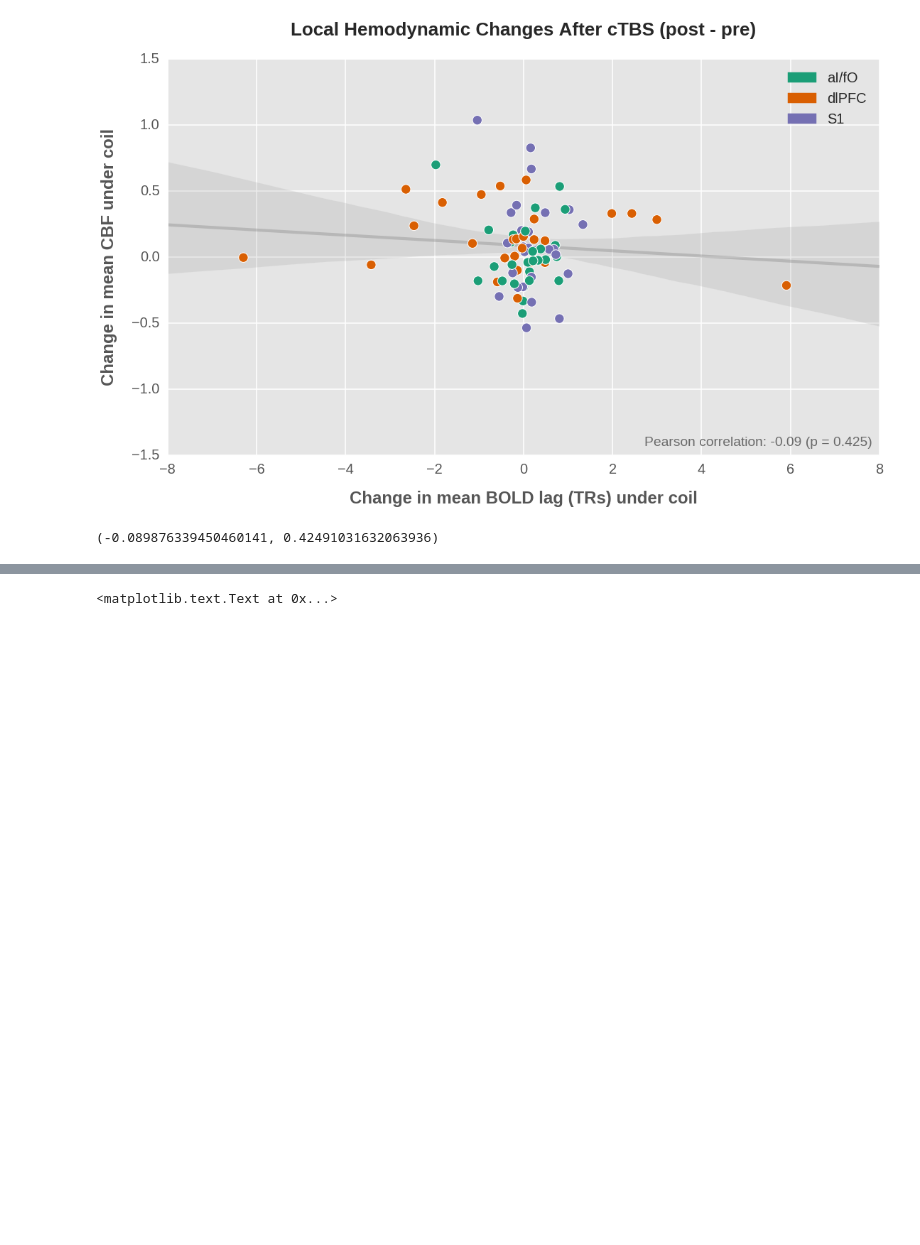
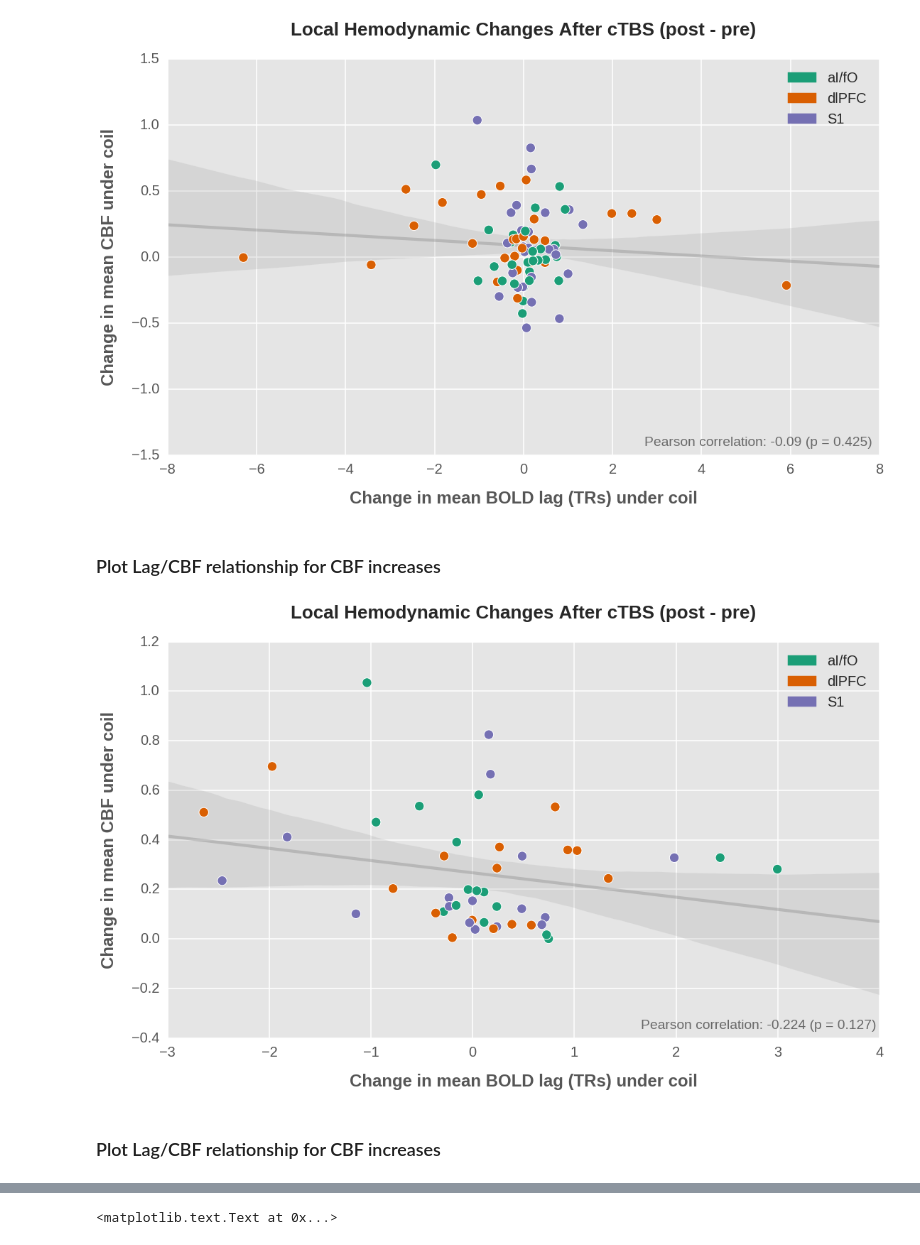
Before and after one commit to danlurie/ctbs_lag, a Jupyter notebook: Megarest Lag Maps - Minimal Preproc Exploration.ipynb, the cells around one changed output, grey strips where cells are left out. Saved outputs shown, nothing was run; the diff lists cells and outputs as text; code cells hidden in the pictures; blank space fills up the shorter version.

```diff
--- a/Megarest Lag Maps - Minimal Preproc Exploration.ipynb
+++ b/Megarest Lag Maps - Minimal Preproc Exploration.ipynb
@@ -375,11 +359,39 @@ plt.legend(handles=[aifo_patch, dlpfc_patch, s1_patch], fontsize=20)
 plt.savefig('figures/change_by_change.svg', facecolor='w')
 # %% [output]
 [figure]
-# %%
-print(str(stats.pearsonr(lag_diff, cbf_diff )))
-# %% [output]
-(-0.089876339450460141, 0.42491031632063936)
+# %% [markdown]
+### Plot Lag/CBF relationship for CBF increases
 # %%
 cbf_higher = (cbf_diff >=0).values
-foo = cbf_diff[cbf_higher].values
-bar = lag_diff[cbf_higher].values
+cbf_higher_cbf_diff = cbf_diff[cbf_higher]
+cbf_higher_lag_diff = lag_diff[cbf_higher]
+# %%
+fig, ax = plt.subplots(1, figsize=(16,10))
+s = ax.scatter(cbf_higher_lag_diff, cbf_higher_cbf_diff, c=scatter_colors, s=180, edgecolors='w', linewidths=1)
+plt.setp(s, zorder=10000)
+
+a = sns.regplot(cbf_higher_lag_diff, cbf_higher_cbf_diff, line_kws={'alpha':0.35}, color='gray')
+#a.set_xlim(-4, 4)
+#a.set_ylim(-0.5, 1.5)
+plt.setp(a.artists, zorder=1)
+
+corr, pval = stats.pearsonr(lag_diff[cbf_higher], cbf_diff[cbf_higher])
+reg_label = "Pearson correlation: {0} (p = {1})".format(np.around(corr, decimals=3),
+                                                        np.around(pval, decimals=3))
+
+fig.text(.802, 0.15, reg_label,horizontalalignment='center', verticalalignment='center',
+         transform = ax.transAxes, color='dimgray')
+
+plt.tick_params(which='both', labelsize=20)
+ax.set_title('Local Hemodynamic Changes After cTBS (post - pre)', fontsize=26, fontweight='bold',y=1.05)
+ax.set_ylabel('Change in mean CBF under coil', fontsize=24, labelpad=20, fontweight='bold')
+ax.set_xlabel('Change in mean BOLD lag (TRs) under coil', fontsize=24, labelpad=20, fontweight='bold')
+aifo_patch = mpatches.Patch(color='#1b9e77', label='aI/fO')
+dlpfc_patch = mpatches.Patch(color='#d95f02', label='dlPFC')
+s1_patch = mpatches.Patch(color='#7570b3', label='S1')
+plt.legend(handles=[aifo_patch, dlpfc_patch, s1_patch], fontsize=20)
+plt.savefig('figures/change_by_change_pos.svg', facecolor='w')
+# %% [output]
+[figure, added]
+# %% [markdown]
+### Plot Lag/CBF relationship for CBF increases
```
Also changed, not shown: parts of 9 cells of this notebook, 7 other files.
